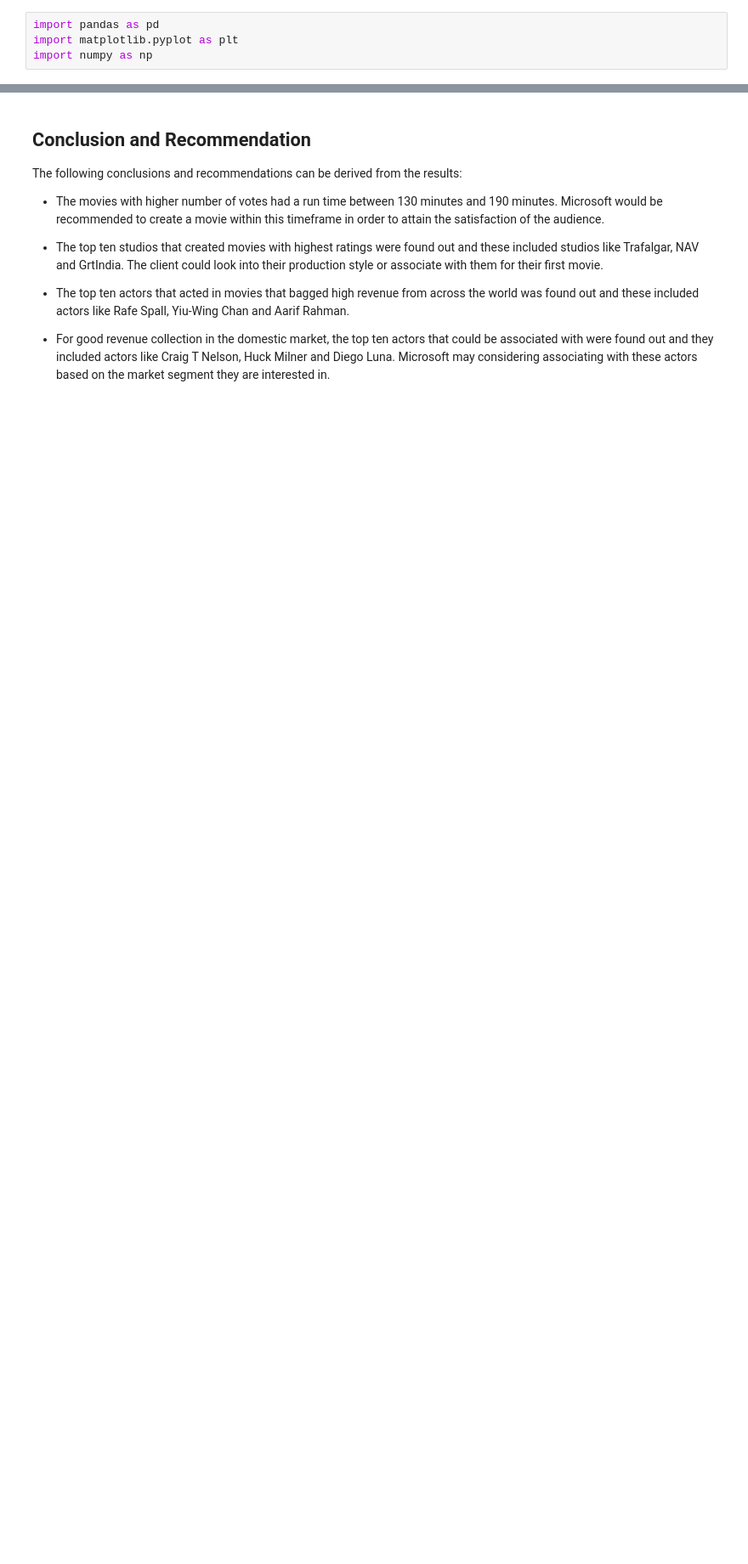
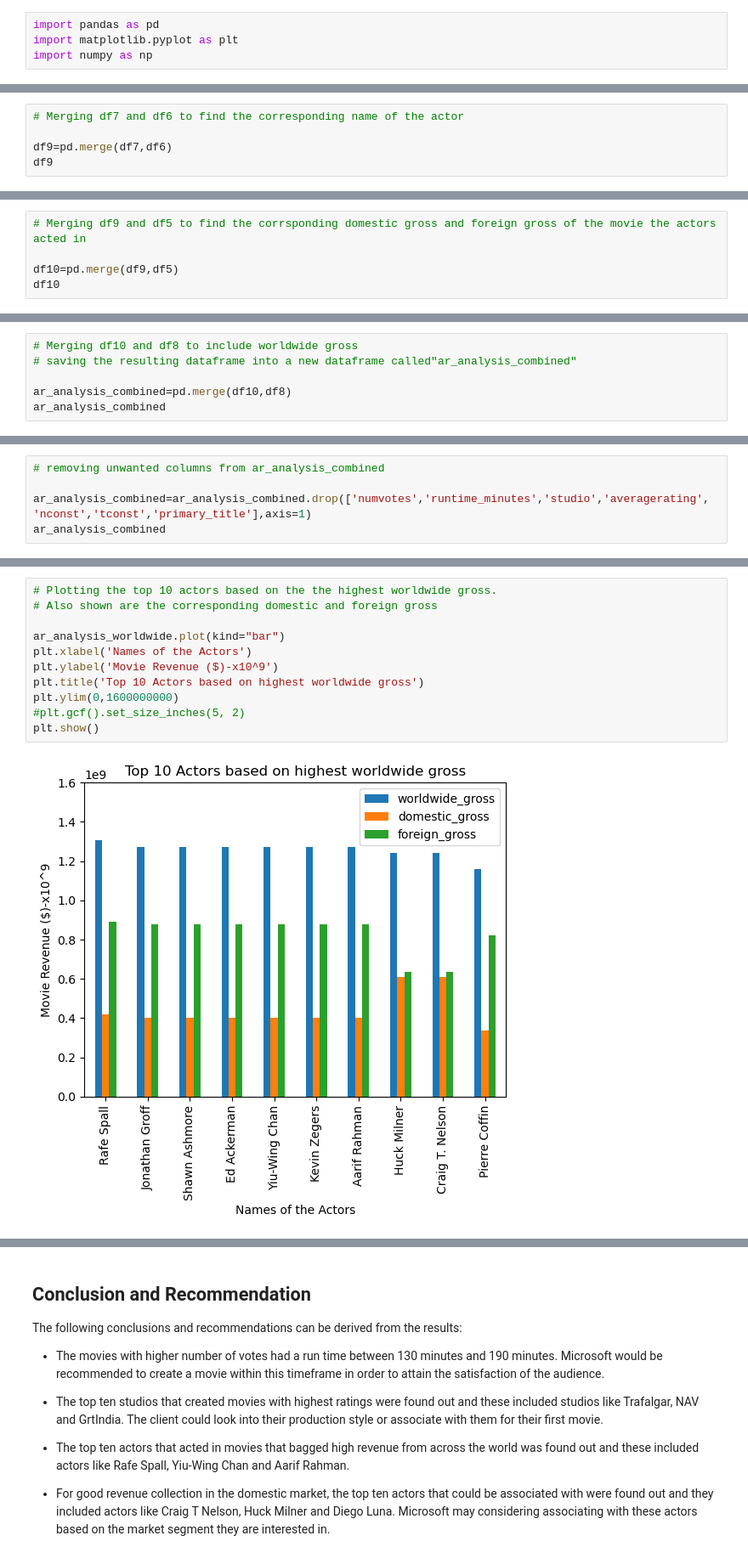
Before and after one commit to Shimnazzz/dsc-phase-1-project_data_8, a Jupyter notebook: Code_for_Movie_Analysis.ipynb, the cells around one changed output, grey strips where cells are left out. Shown: that part at 85% size. Saved outputs shown, nothing was run; the diff lists cells and outputs as text; blank space fills up the shorter version.

```diff
--- a/Code_for_Movie_Analysis.ipynb
+++ b/Code_for_Movie_Analysis.ipynb
@@ -418,0 +613,5 @@ plt.show()
+# %%
+# Merging df7 and df6 to find the corresponding name of the actor
+
+df9=pd.merge(df7,df6)
+df9
@@ -418,0 +632,5 @@ plt.show()
+# %%
+# Merging df9 and df5 to find the corrsponding domestic gross and foreign gross of the movie the actors acted in
+
+df10=pd.merge(df9,df5)
+df10
@@ -418,0 +651,6 @@ plt.show()
+# %%
+# Merging df10 and df8 to include worldwide gross
+# saving the resulting dataframe into a new dataframe called"ar_analysis_combined"
+
+ar_analysis_combined=pd.merge(df10,df8)
+ar_analysis_combined
@@ -418,0 +671,5 @@ plt.show()
+# %%
+# removing unwanted columns from ar_analysis_combined
+
+ar_analysis_combined=ar_analysis_combined.drop(['numvotes','runtime_minutes','studio','averagerating', 'nconst','tconst','primary_title'],axis=1)
+ar_analysis_combined
@@ -418,0 +709,13 @@ plt.show()
+# %%
+# Plotting the top 10 actors based on the the highest worldwide gross.
+# Also shown are the corresponding domestic and foreign gross
+
+ar_analysis_worldwide.plot(kind="bar")
+plt.xlabel('Names of the Actors')
+plt.ylabel('Movie Revenue ($)-x10^9')
+plt.title('Top 10 Actors based on highest worldwide gross')
+plt.ylim(0,1600000000)
+#plt.gcf().set_size_inches(5, 2)
+plt.show()
+# %% [output]
+[figure, added]
```
Also changed, not shown: parts of 92 cells of this notebook.
